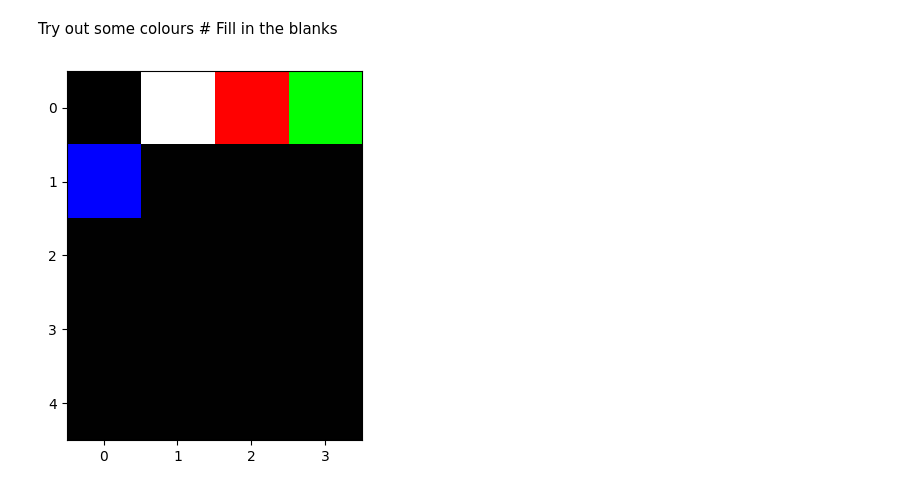
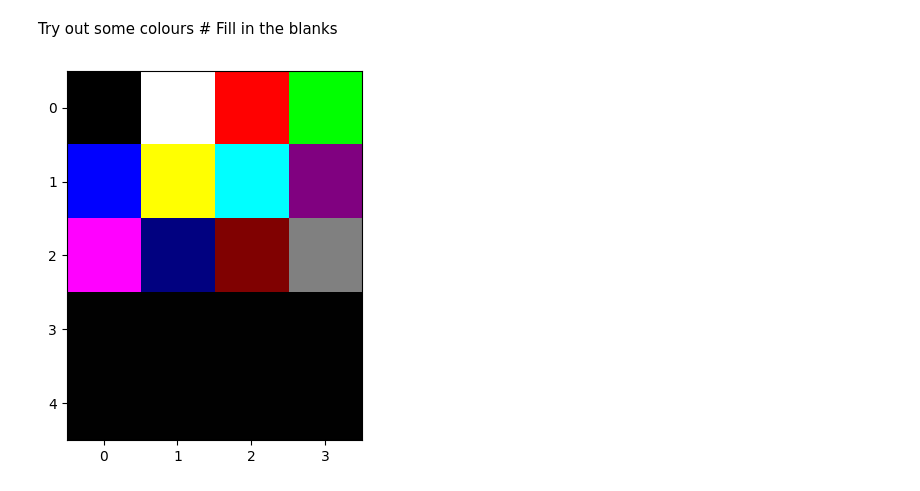
Before and after one commit to call493/Basic-of-Images, a Jupyter notebook: Basics_of_Images_Simplified.ipynb, the cells around one changed output. Cells and saved outputs as stored; diff of their text form; code cells hidden in the pictures.

```diff
--- a/Basics_of_Images_Simplified.ipynb
+++ b/Basics_of_Images_Simplified.ipynb
@@ -372,26 +372,47 @@ Try out some colours # Fill in the blanks
 # %%
 img3 = torch.ones((5,4,3),dtype=torch.uint8)
 # R, G, B = 255,102,178
 # img3[:,:,0] =  torch.ones((5,4),dtype=torch.uint8)*R #R
 # img3[:,:,1] = torch.ones((5,4),dtype=torch.uint8)*G #G
 # img3[:,:,2] = torch.ones((5,4),dtype=torch.uint8)*B #B
 
 img3[0,0,:] = 0 #black
 
 img3[0,1,:] = 255 #white
 
 img3[0,2,0] = 255 #red
 img3[0,3,1] = 255 #green
 img3[1,0,2] = 255 #blue
 
 ### yellow ###
+img3[1,1,:2] = 255
 
 ### cyan ###
+img3[1,2,0] = 0
+img3[1,2,1] = 255
+img3[1,2,2] = 255
 
 ### purple ###
+img3[1,3,0] = 128
+img3[1,3,2] = 128
+
+### navy ###
+img3[2,1,2] = 128
+
+### maroon ###
+img3[2,2,0] = 128
+
+### gray ###
+img3[2,3,0] = 128
+img3[2,3,1] = 128
+img3[2,3,2] = 128
+
+### magenta ###
+img3[2,0,0] = 255
+img3[2,0,2] = 255
 
 
 plt.imshow(img3,cmap='gray')
 plt.show()
 # %% [output]
-[figure, old version]
+[figure, new version]
```
